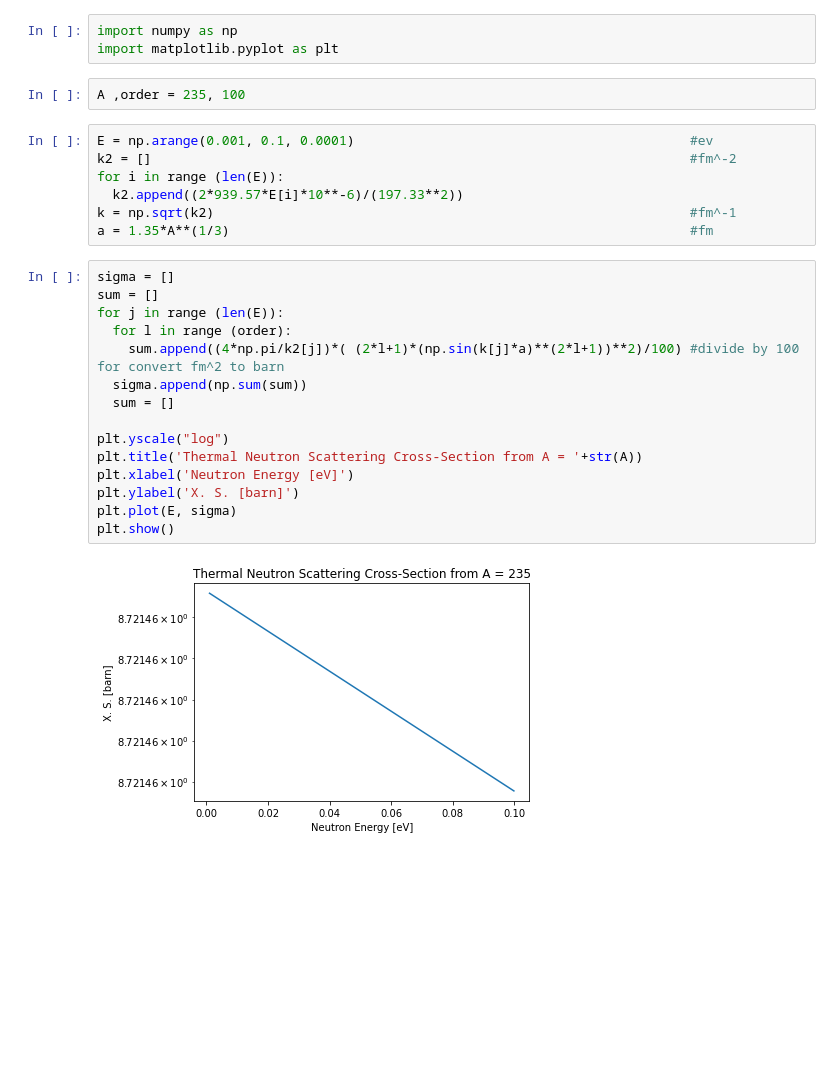
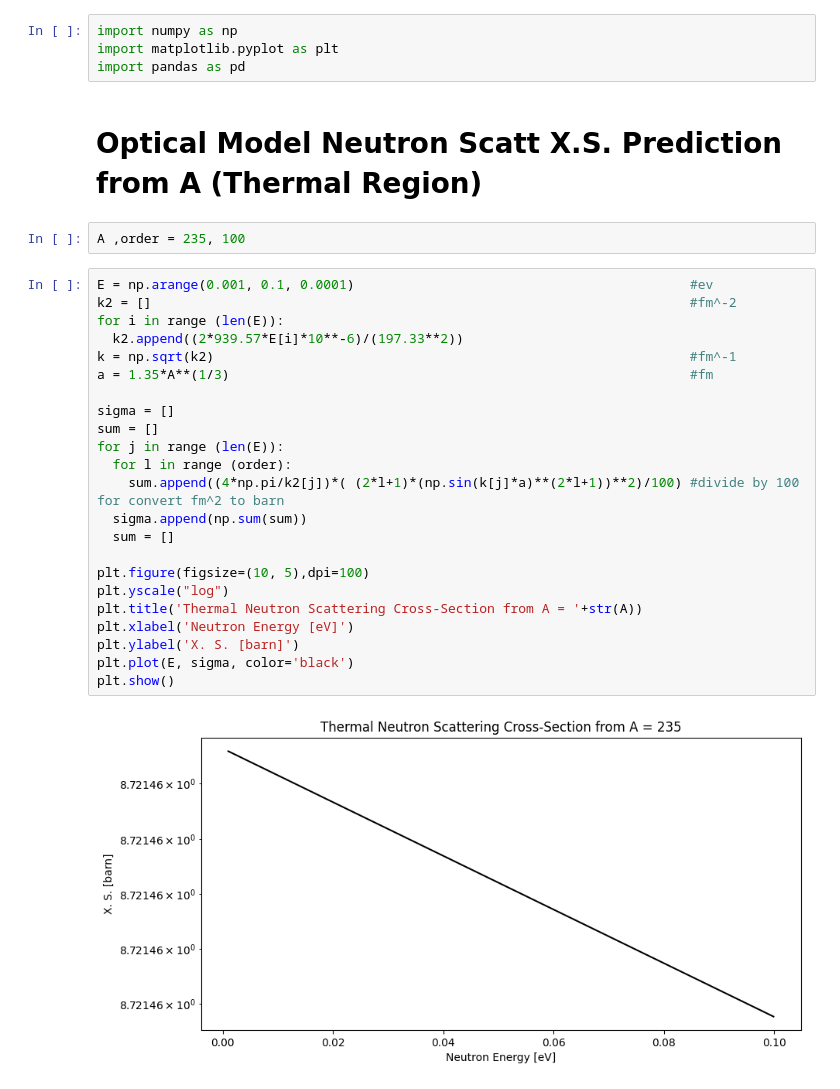
Before and after one commit to dehpour/Neutron-Cross-Section, a Jupyter notebook: Optical Model Prediction.ipynb, the cells around one changed output. Drawn from its saved outputs; the diff is of its cells as text; blank space fills up the shorter version.

```diff
--- a/Optical Model Prediction.ipynb
+++ b/Optical Model Prediction.ipynb
@@ -3,29 +3,33 @@
 # %%
 import numpy as np
 import matplotlib.pyplot as plt
+import pandas as pd
+# %% [markdown]
+# Optical Model Neutron Scatt X.S. Prediction from A (Thermal Region)
 # %%
 A ,order = 235, 100
 # %%
 E = np.arange(0.001, 0.1, 0.0001)                                           #ev
 k2 = []                                                                     #fm^-2
 for i in range (len(E)):
   k2.append((2*939.57*E[i]*10**-6)/(197.33**2))
 k = np.sqrt(k2)                                                             #fm^-1
 a = 1.35*A**(1/3)                                                           #fm
+
+sigma = []
+sum = []
+for j in range (len(E)):
+  for l in range (order):
+    sum.append((4*np.pi/k2[j])*( (2*l+1)*(np.sin(k[j]*a)**(2*l+1))**2)/100) #divide by 100 for convert fm^2 to barn
+  sigma.append(np.sum(sum))
+  sum = []
+
+plt.figure(figsize=(10, 5),dpi=100)
+plt.yscale("log")
+plt.title('Thermal Neutron Scattering Cross-Section from A = '+str(A))
+plt.xlabel('Neutron Energy [eV]')
+plt.ylabel('X. S. [barn]')
+plt.plot(E, sigma, color='black')
+plt.show()
+# %% [output]
+[figure, added]
-# %%
-sigma = []
-sum = []
-for j in range (len(E)):
-  for l in range (order):
-    sum.append((4*np.pi/k2[j])*( (2*l+1)*(np.sin(k[j]*a)**(2*l+1))**2)/100) #divide by 100 for convert fm^2 to barn
-  sigma.append(np.sum(sum))
-  sum = []
-
-plt.yscale("log")
-plt.title('Thermal Neutron Scattering Cross-Section from A = '+str(A))
-plt.xlabel('Neutron Energy [eV]')
-plt.ylabel('X. S. [barn]')
-plt.plot(E, sigma)
-plt.show()
-# %% [output]
-[figure, removed]
```
Also changed, not shown: parts of 3 cells of this notebook.
